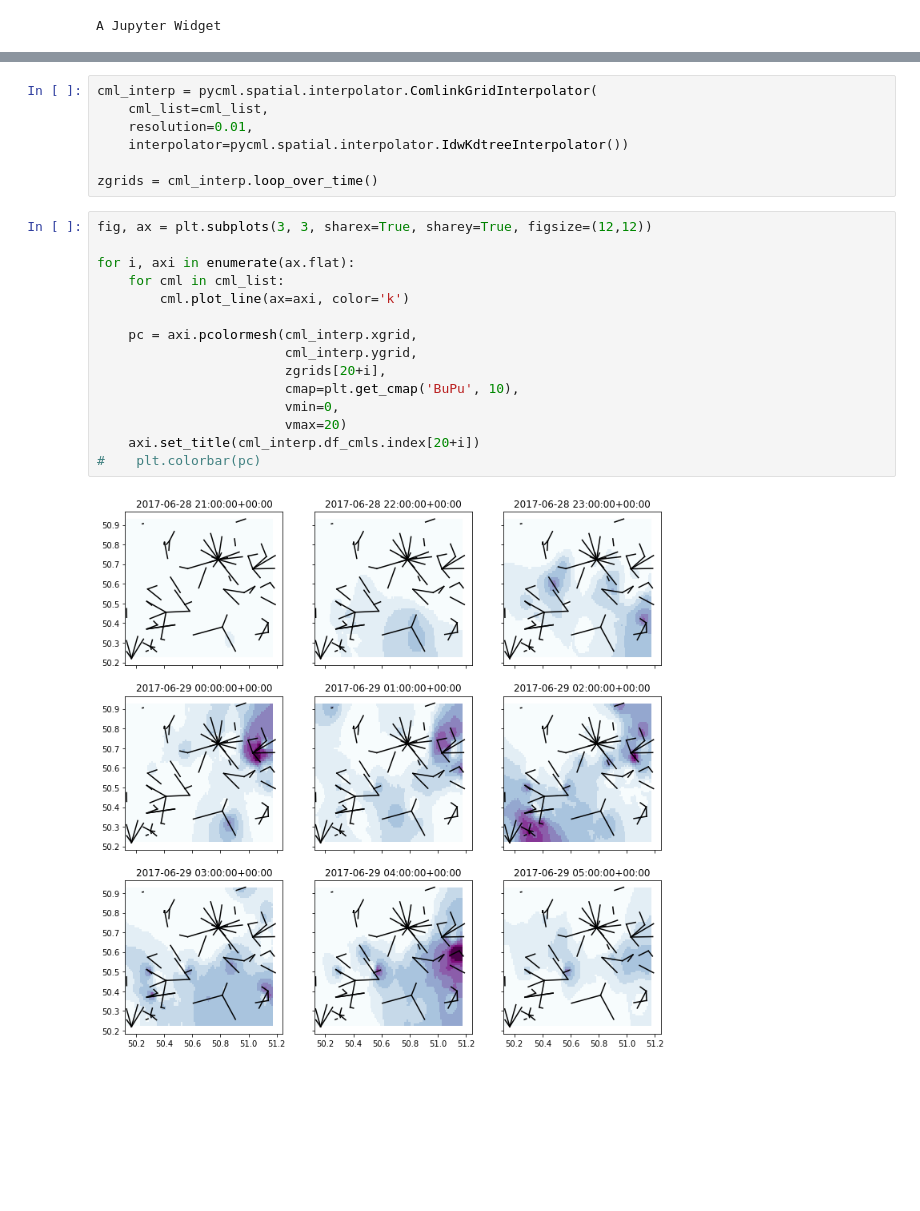
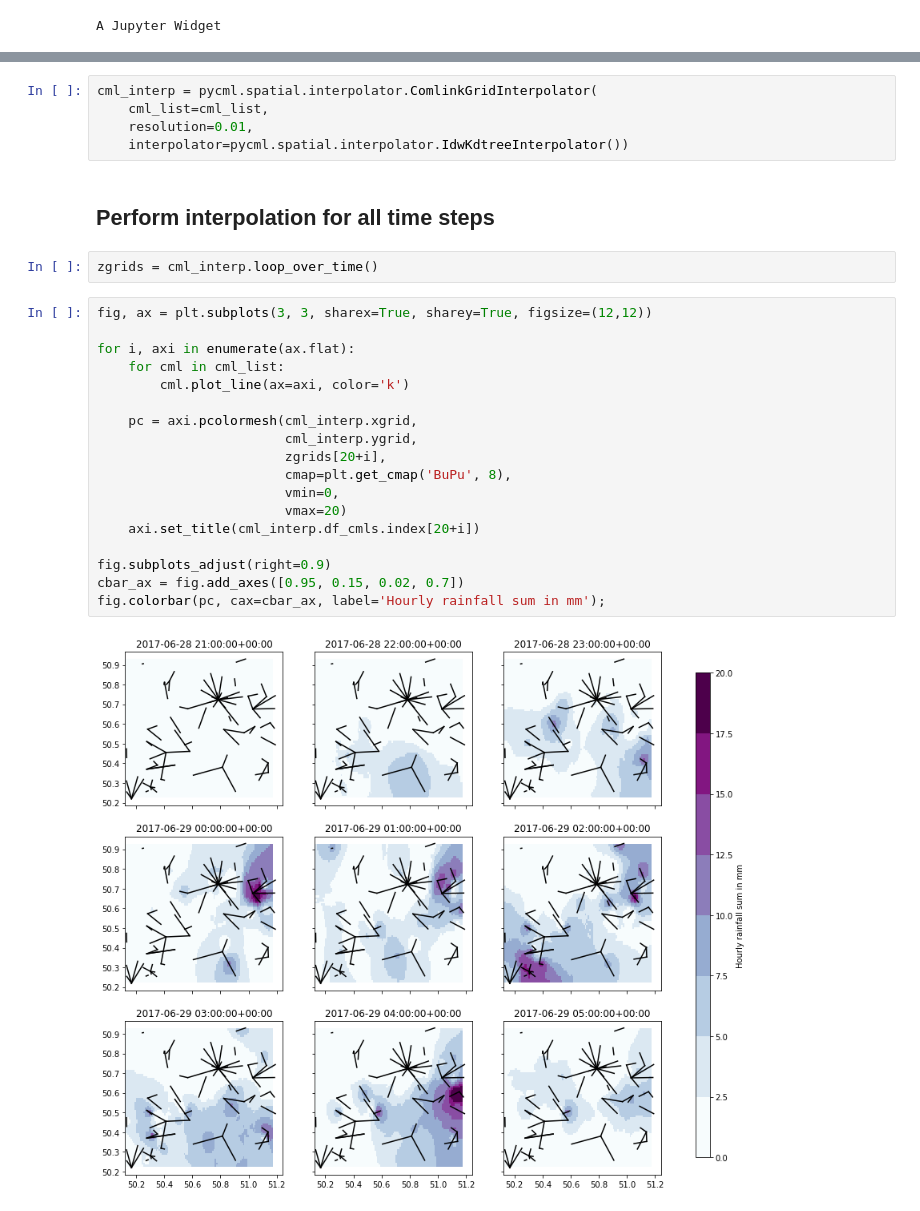
Before and after one commit to pycomlink/pycomlink, a Jupyter notebook: notebooks/Spatial interpolation.ipynb, the cells around one changed output, grey strips where cells are left out. Drawn from its saved outputs; the diff is of its cells as text; blank space fills up the shorter version.

```diff
--- a/notebooks/Spatial interpolation.ipynb
+++ b/notebooks/Spatial interpolation.ipynb
@@ -35,22 +50,27 @@ cml_interp = pycml.spatial.interpolator.ComlinkGridInterpolator(
     cml_list=cml_list,
     resolution=0.01,
     interpolator=pycml.spatial.interpolator.IdwKdtreeInterpolator())
-
-zgrids = cml_interp.loop_over_time()
+# %% [markdown]
+## Perform interpolation for all time steps
+# %%
+zgrids = cml_interp.loop_over_time()
 # %%
 fig, ax = plt.subplots(3, 3, sharex=True, sharey=True, figsize=(12,12))
 
 for i, axi in enumerate(ax.flat):
     for cml in cml_list:
         cml.plot_line(ax=axi, color='k')
 
     pc = axi.pcolormesh(cml_interp.xgrid,
                         cml_interp.ygrid,
                         zgrids[20+i],
-                        cmap=plt.get_cmap('BuPu', 10),
+                        cmap=plt.get_cmap('BuPu', 8),
                         vmin=0,
                         vmax=20)
     axi.set_title(cml_interp.df_cmls.index[20+i])
-#    plt.colorbar(pc)
+
+fig.subplots_adjust(right=0.9)
+cbar_ax = fig.add_axes([0.95, 0.15, 0.02, 0.7])
+fig.colorbar(pc, cax=cbar_ax, label='Hourly rainfall sum in mm');
 # %% [output]
-[figure, old version]
+[figure, new version]
```
Also changed, not shown: parts of 9 cells of this notebook.
